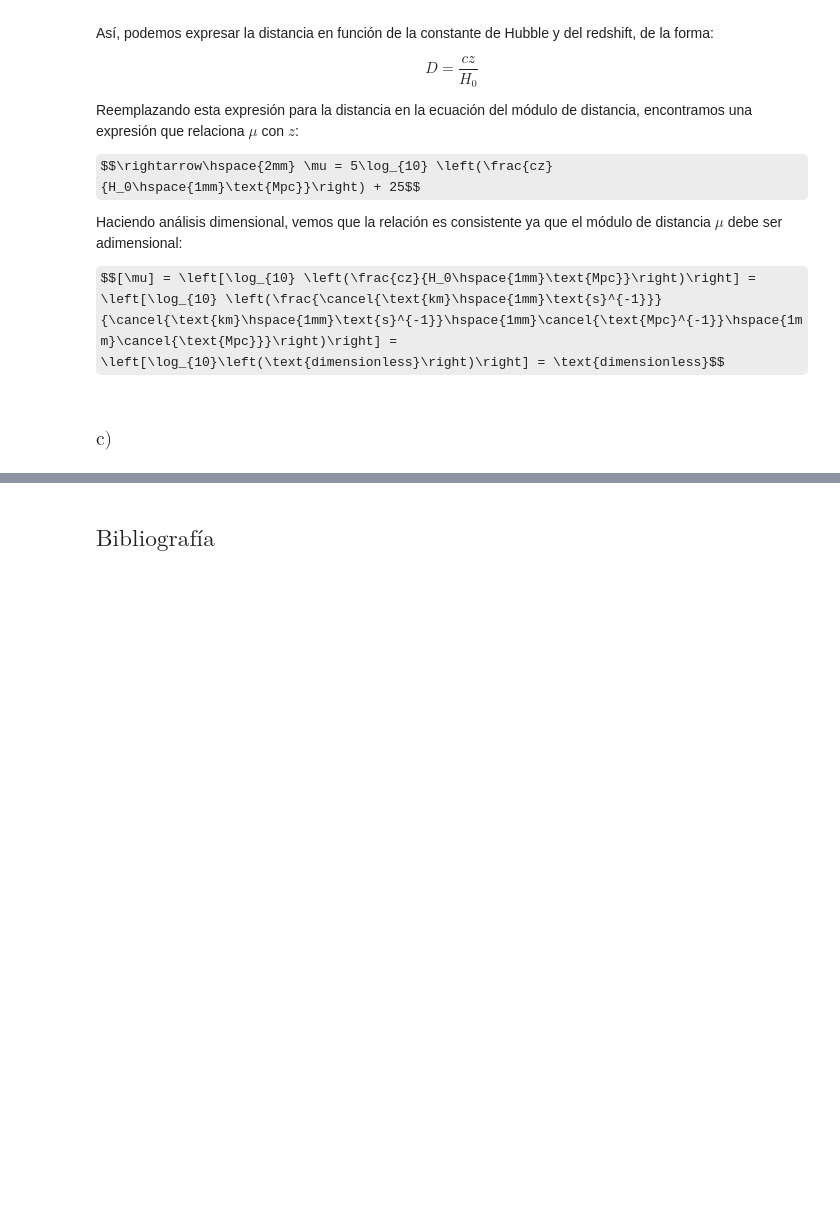
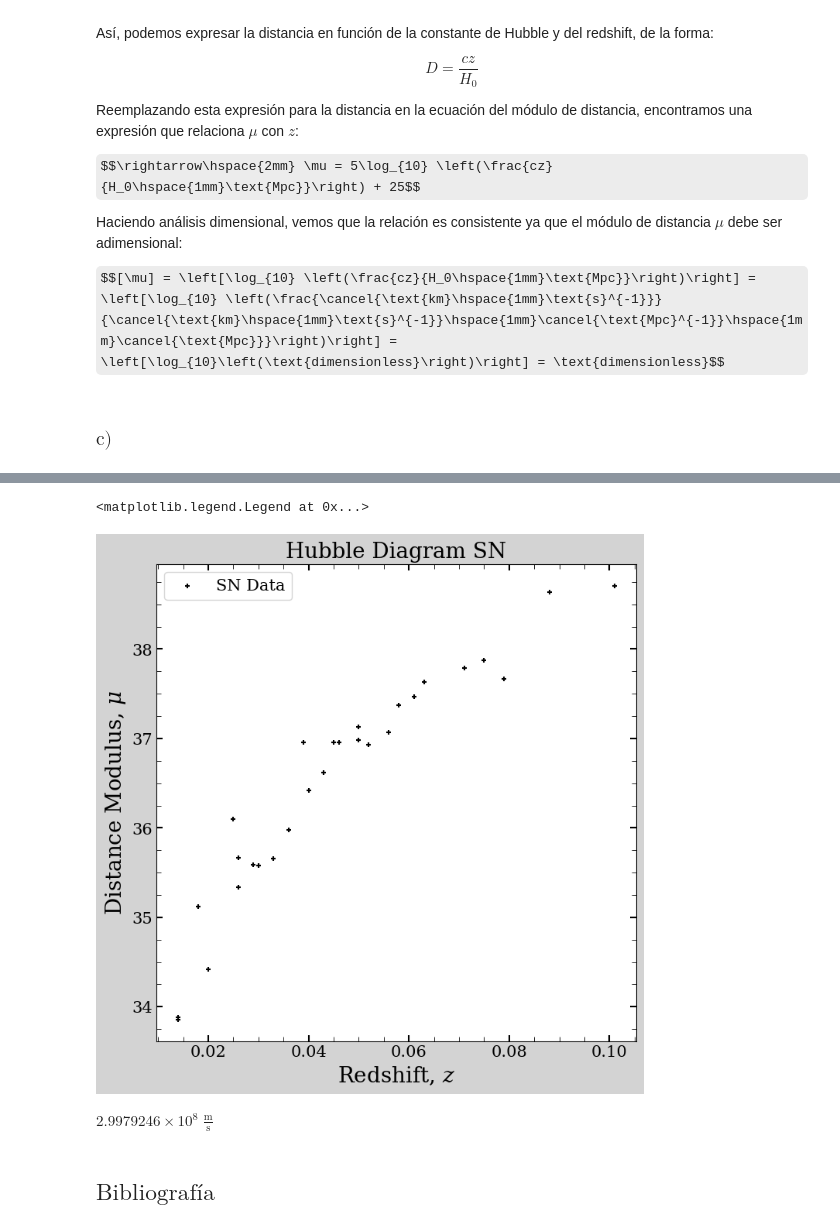
Before and after one commit to ojedarcelo/astrocodigos, a Jupyter notebook: AST0411 - Astrofísica Extragaláctica/Tareas/Tarea 1/tarea_1.ipynb, the cells around one changed output, grey strips where cells are left out. Cells and saved outputs as stored; diff of their text form; code cells hidden in the pictures; some formulas as TeX source; blank space fills up the shorter version.

```diff
--- a/AST0411 - Astrofísica Extragaláctica/Tareas/Tarea 1/tarea_1.ipynb
+++ b/AST0411 - Astrofísica Extragaláctica/Tareas/Tarea 1/tarea_1.ipynb
@@ -1212,3 +1213,6 @@ Haciendo análisis dimensional, vemos que la relación es consistente ya que el
 $$[\mu] = \left[\log_{10} \left(\frac{cz}{H_0\hspace{1mm}\text{Mpc}}\right)\right] = \left[\log_{10} \left(\frac{\cancel{\text{km}\hspace{1mm}\text{s}^{-1}}}{\cancel{\text{km}\hspace{1mm}\text{s}^{-1}}\hspace{1mm}\cancel{\text{Mpc}^{-1}}\hspace{1mm}\cancel{\text{Mpc}}}\right)\right] = \left[\log_{10}\left(\text{dimensionless}\right)\right] = \text{dimensionless}$$
 # %% [markdown]
 ### $\text{c)}$
+# %%
+supernovae_data_1 = pd.read_csv('supernovae_t1.csv', delimiter=';')
+supernovae_data_1
@@ -1214,0 +1237,13 @@ $$[\mu] = \left[\log_{10} \left(\frac{cz}{H_0\hspace{1mm}\text{Mpc}}\right)\righ
+# %%
+M_MAX_B = -19.258
+
+supernovae_data_1['Z'] = supernovae_data_1['Z'].astype(float)
+supernovae_data_1['BMAX'] = supernovae_data_1['BMAX'].astype(float)
+supernovae_data_1['D_M15_B'] = supernovae_data_1['D_M15_B'].astype(float)
+
+supernovae_data_1['B_15'] = supernovae_data_1['BMAX'] + supernovae_data_1['D_M15_B']
+
+supernovae_data_1['MU_MAX'] = supernovae_data_1['BMAX'] - M_MAX_B
+supernovae_data_1['MU_MAX']
+
+supernovae_data_1
@@ -1214,0 +1268,28 @@ $$[\mu] = \left[\log_{10} \left(\frac{cz}{H_0\hspace{1mm}\text{Mpc}}\right)\righ
+# %%
+fig, ax = plt.subplots(figsize=(8, 8))
+ax.scatter(supernovae_data_1['Z'], supernovae_data_1['MU_MAX'], s=25, color='black', label='SN Data', marker='+')
+
+ax.set_ylabel(r'Distance Modulus, $\mu$', fontsize=20)
+ax.set_xlabel(r"Redshift, $z$", fontsize=20)
+ax.set_title(r'Hubble Diagram SN', fontsize=20)
+
+ax.xaxis.set_minor_locator(MultipleLocator(0.005))
+ax.yaxis.set_minor_locator(MultipleLocator(0.25))
+
+ax.tick_params(axis='both', labelsize=15, direction='in', right=True, top=True,
+                length=6, width=1.5, grid_color='black', grid_alpha=1, grid_linestyle="-",
+                grid_linewidth=0.5)
+
+ax.tick_params(which='minor', length=4, color='black', direction='in', top=True, right=True,
+                grid_alpha=0.2, grid_linewidth=0.5, grid_linestyle="-",grid_color='r')
+
+
+ax.grid(False, which='both')
+ax.legend(fontsize=15, markerscale=1)
+# %% [output]
+<matplotlib.legend.Legend at 0x...>
+[figure, added]
+# %%
+const.c
+# %% [output]
+$2.9979246 \times 10^{8} \; \mathrm{\frac{m}{s}}$
```
Also changed, not shown: parts of 4 cells of this notebook, 1 other file.
